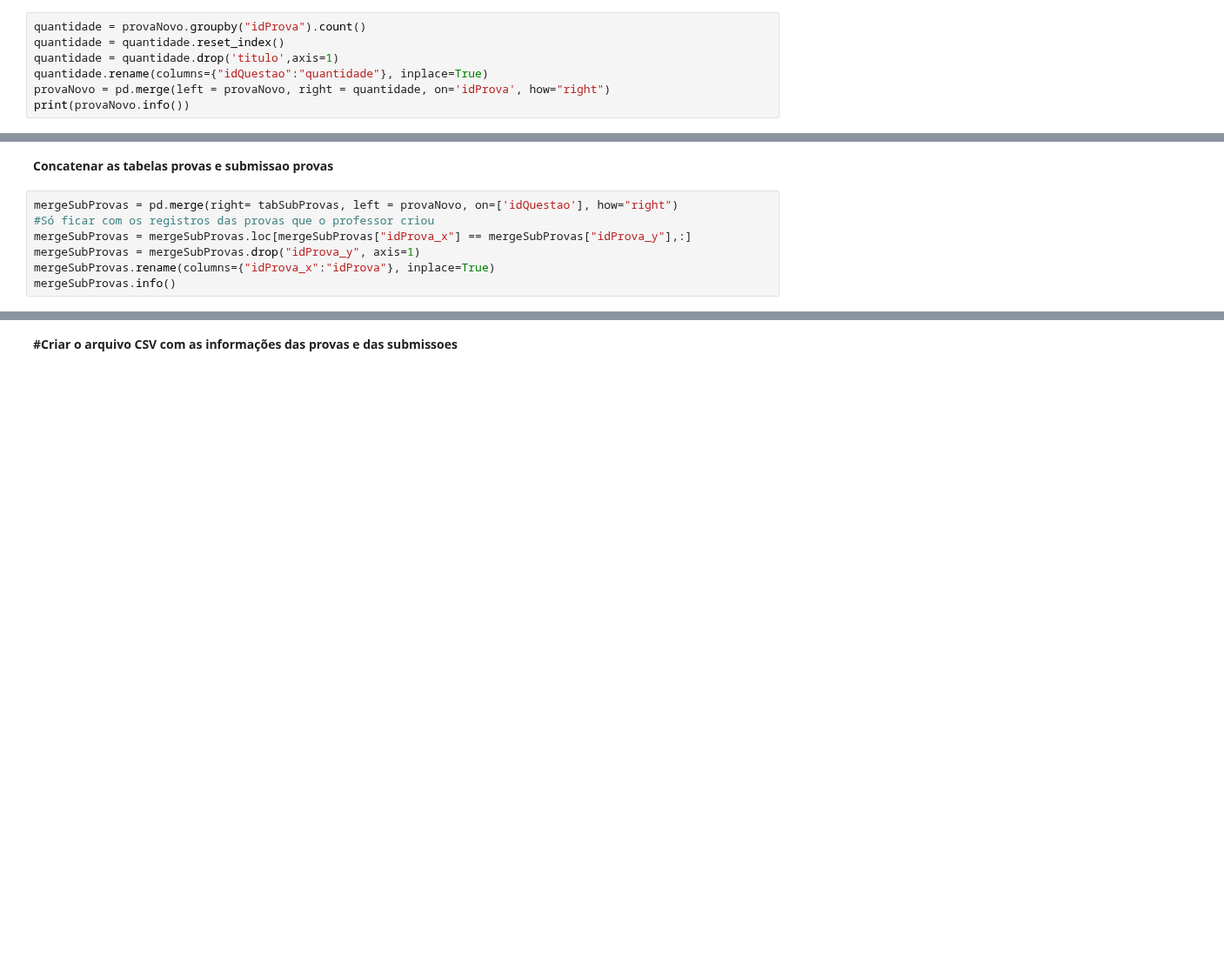
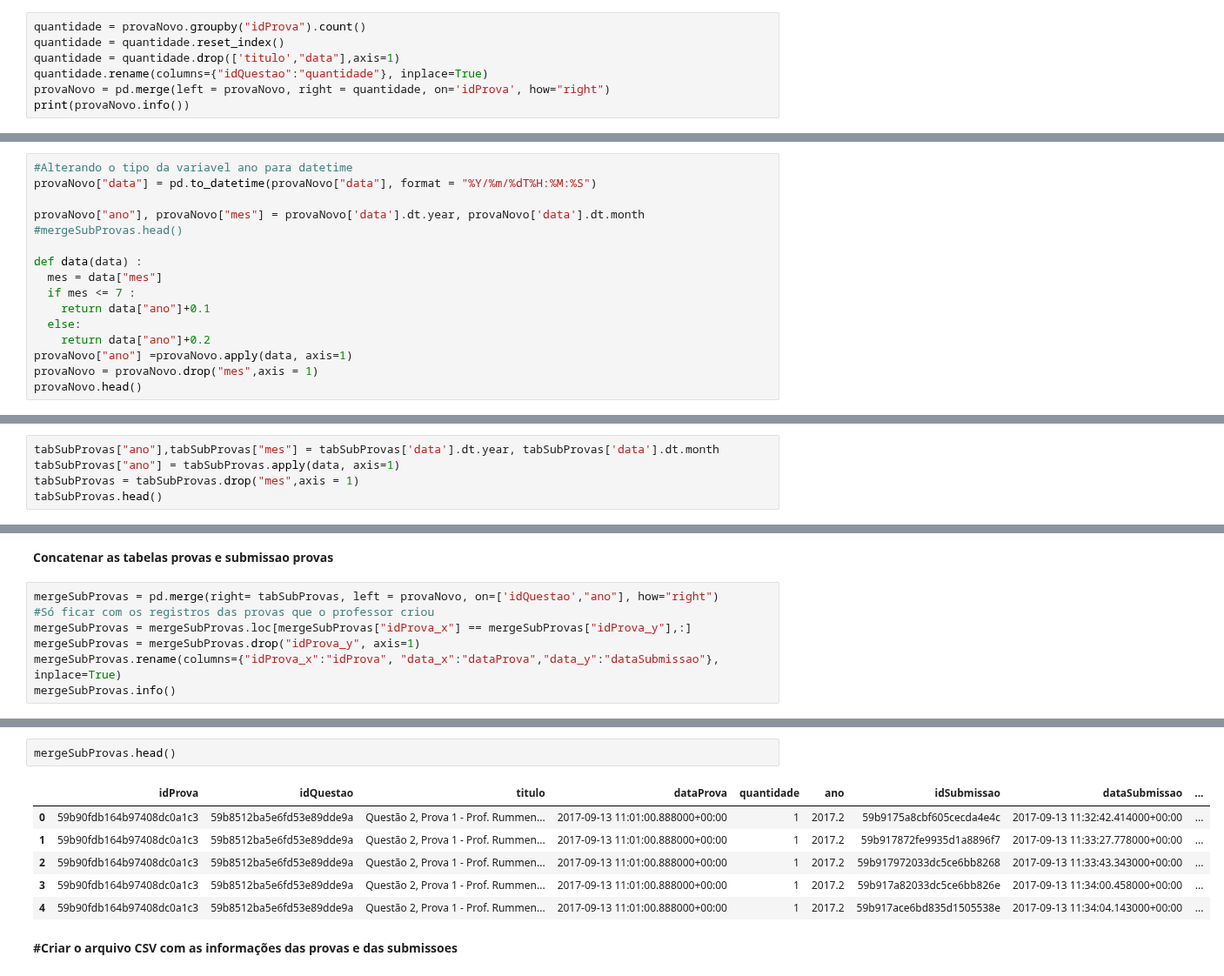
Before and after one commit to repitta/CienciaDeDadosEducacionais, a Jupyter notebook: LOP.ipynb, the cells around one changed output, grey strips where cells are left out. Shown at 87% size. Cells and saved outputs as stored; diff of their text form; blank space fills up the shorter version.

```diff
--- a/LOP.ipynb
+++ b/LOP.ipynb
@@ -448,7 +703,7 @@ provaNovo.info()
 # %%
 quantidade = provaNovo.groupby("idProva").count()
 quantidade = quantidade.reset_index()
-quantidade = quantidade.drop('titulo',axis=1)
+quantidade = quantidade.drop(['titulo',"data"],axis=1)
 quantidade.rename(columns={"idQuestao":"quantidade"}, inplace=True)
 provaNovo = pd.merge(left = provaNovo, right = quantidade, on='idProva', how="right")
 print(provaNovo.info())
@@ -454,0 +724,16 @@ print(provaNovo.info())
+# %%
+#Alterando o tipo da variavel ano para datetime
+provaNovo["data"] = pd.to_datetime(provaNovo["data"], format = "%Y/%m/%dT%H:%M:%S")
+
+provaNovo["ano"], provaNovo["mes"] = provaNovo['data'].dt.year, provaNovo['data'].dt.month
+#mergeSubProvas.head()
+
+def data(data) :
+  mes = data["mes"]
+  if mes <= 7 :
+    return data["ano"]+0.1
+  else:
+    return data["ano"]+0.2
+provaNovo["ano"] =provaNovo.apply(data, axis=1)
+provaNovo = provaNovo.drop("mes",axis = 1)
+provaNovo.head()
@@ -454,0 +749,5 @@ print(provaNovo.info())
+# %%
+tabSubProvas["ano"],tabSubProvas["mes"] = tabSubProvas['data'].dt.year, tabSubProvas['data'].dt.month
+tabSubProvas["ano"] = tabSubProvas.apply(data, axis=1)
+tabSubProvas = tabSubProvas.drop("mes",axis = 1)
+tabSubProvas.head()
@@ -455,9 +761,9 @@ print(provaNovo.info())
 # %% [markdown]
 **Concatenar as tabelas provas e submissao provas**
 # %%
-mergeSubProvas = pd.merge(right= tabSubProvas, left = provaNovo, on=['idQuestao'], how="right")
+mergeSubProvas = pd.merge(right= tabSubProvas, left = provaNovo, on=['idQuestao',"ano"], how="right")
 #Só ficar com os registros das provas que o professor criou
 mergeSubProvas = mergeSubProvas.loc[mergeSubProvas["idProva_x"] == mergeSubProvas["idProva_y"],:]
 mergeSubProvas = mergeSubProvas.drop("idProva_y", axis=1)
-mergeSubProvas.rename(columns={"idProva_x":"idProva"}, inplace=True)
+mergeSubProvas.rename(columns={"idProva_x":"idProva", "data_x":"dataProva","data_y":"dataSubmissao"}, inplace=True)
 mergeSubProvas.info()
@@ -464,3 +786,12 @@ mergeSubProvas.info()
+# %%
+mergeSubProvas.head()
+# %% [output]
+|  | idProva | idQuestao | titulo | dataProva | quantidade | ano | idSubmissao | dataSubmissao | ... |
+| 0 | 59b90fdb164b97408dc0a1c3 | 59b8512ba5e6fd53e89dde9a | Questão 2, Prova 1 - Prof. Rummen... | 2017-09-13 11:01:00.888000+00:00 | 1 | 2017.2 | 59b9175a8cbf605cecda4e4c | 2017-09-13 11:32:42.414000+00:00 | ... |
+| 1 | 59b90fdb164b97408dc0a1c3 | 59b8512ba5e6fd53e89dde9a | Questão 2, Prova 1 - Prof. Rummen... | 2017-09-13 11:01:00.888000+00:00 | 1 | 2017.2 | 59b917872fe9935d1a8896f7 | 2017-09-13 11:33:27.778000+00:00 | ... |
+| 2 | 59b90fdb164b97408dc0a1c3 | 59b8512ba5e6fd53e89dde9a | Questão 2, Prova 1 - Prof. Rummen... | 2017-09-13 11:01:00.888000+00:00 | 1 | 2017.2 | 59b917972033dc5ce6bb8268 | 2017-09-13 11:33:43.343000+00:00 | ... |
+| 3 | 59b90fdb164b97408dc0a1c3 | 59b8512ba5e6fd53e89dde9a | Questão 2, Prova 1 - Prof. Rummen... | 2017-09-13 11:01:00.888000+00:00 | 1 | 2017.2 | 59b917a82033dc5ce6bb826e | 2017-09-13 11:34:00.458000+00:00 | ... |
+| 4 | 59b90fdb164b97408dc0a1c3 | 59b8512ba5e6fd53e89dde9a | Questão 2, Prova 1 - Prof. Rummen... | 2017-09-13 11:01:00.888000+00:00 | 1 | 2017.2 | 59b917ace6bd835d1505538e | 2017-09-13 11:34:04.143000+00:00 | ... |
 # %% [markdown]
 **#Criar o arquivo CSV com as informações das provas e das submissoes**
 # %%
```
Also changed, not shown: parts of 44 cells of this notebook.
